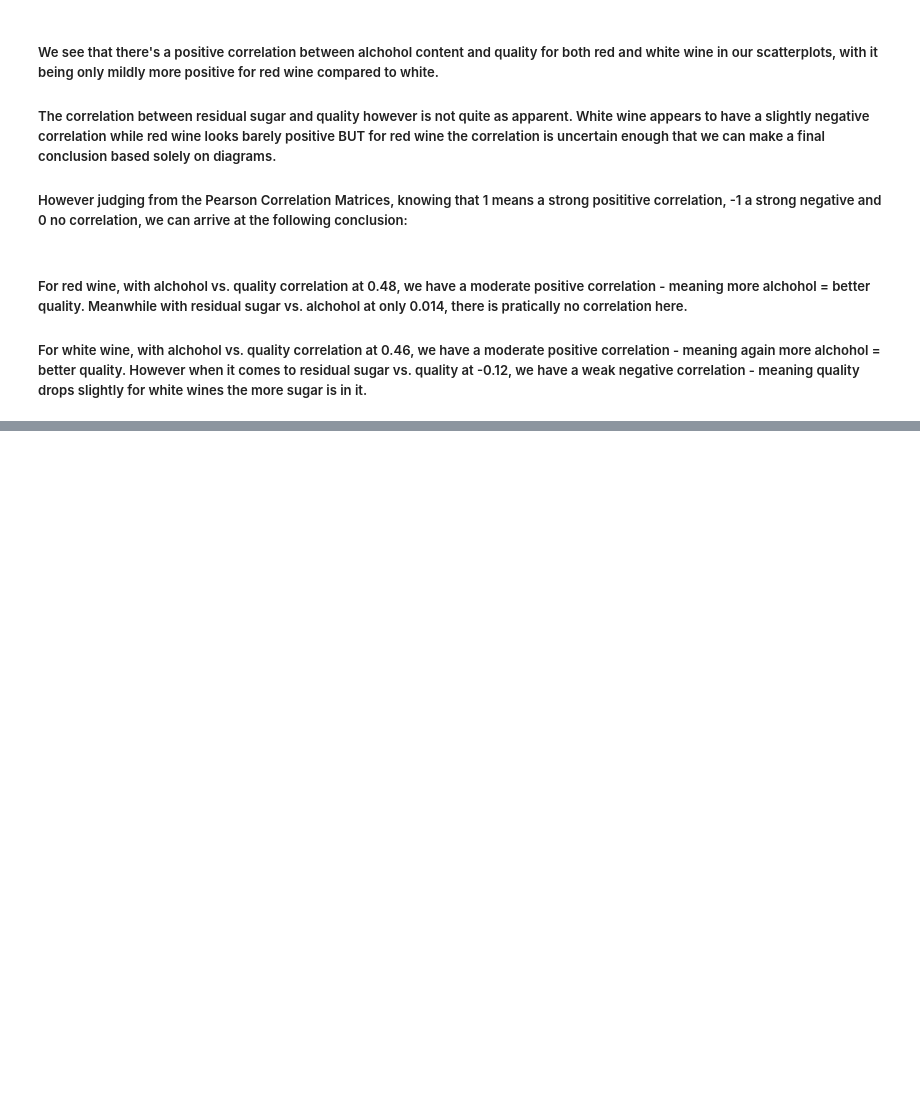
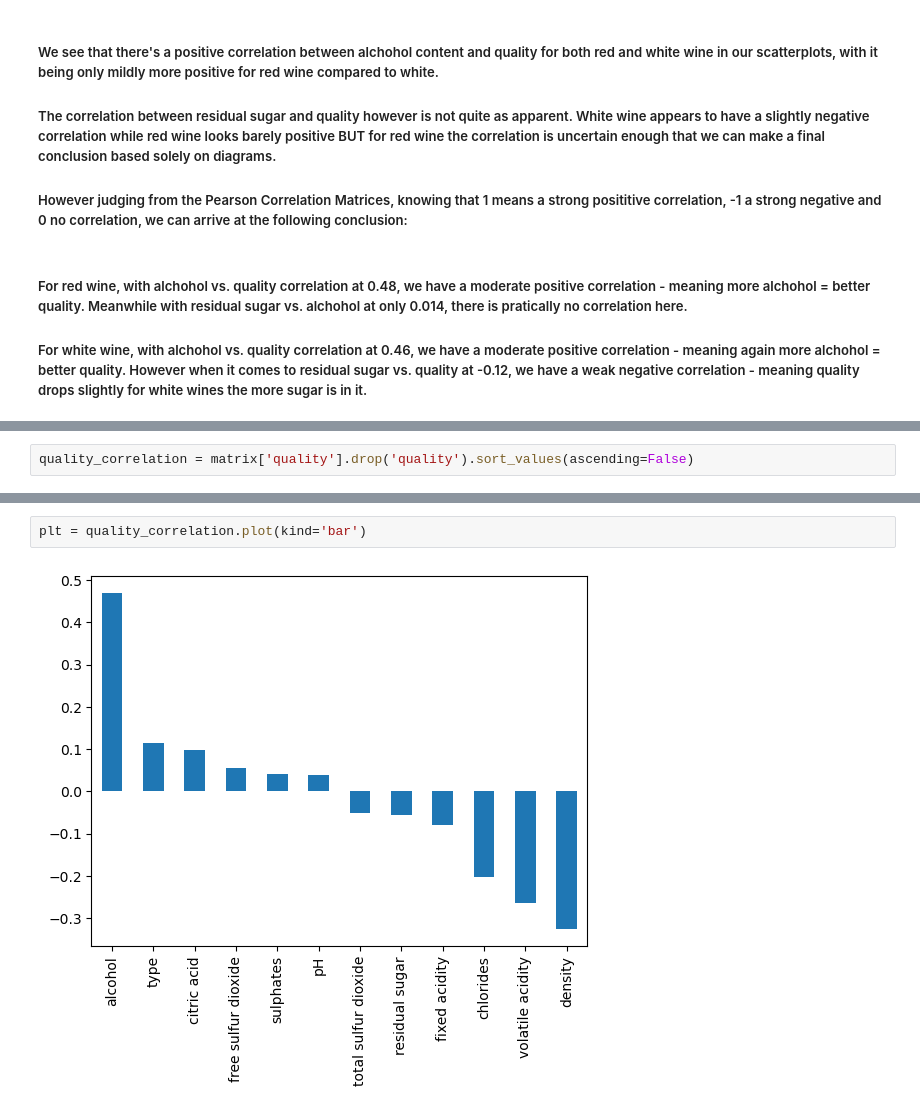
Before and after one commit to Nikolaj1992/MP1-Group9, a Jupyter notebook: MP-2/Code/Wine.ipynb, the cells around one changed output, grey strips where cells are left out. Cells and saved outputs as stored; diff of their text form; blank space fills up the shorter version.

```diff
--- a/MP-2/Code/Wine.ipynb
+++ b/MP-2/Code/Wine.ipynb
@@ -446,0 +493,2 @@ vs.correlation_heatmap(wine_df_outlier_gone)
+# %%
+quality_correlation = matrix['quality'].drop('quality').sort_values(ascending=False)
@@ -446,0 +511,4 @@ vs.correlation_heatmap(wine_df_outlier_gone)
+# %%
+plt = quality_correlation.plot(kind='bar')
+# %% [output]
+[figure, added]
```
Also changed, not shown: parts of 6 cells of this notebook.
